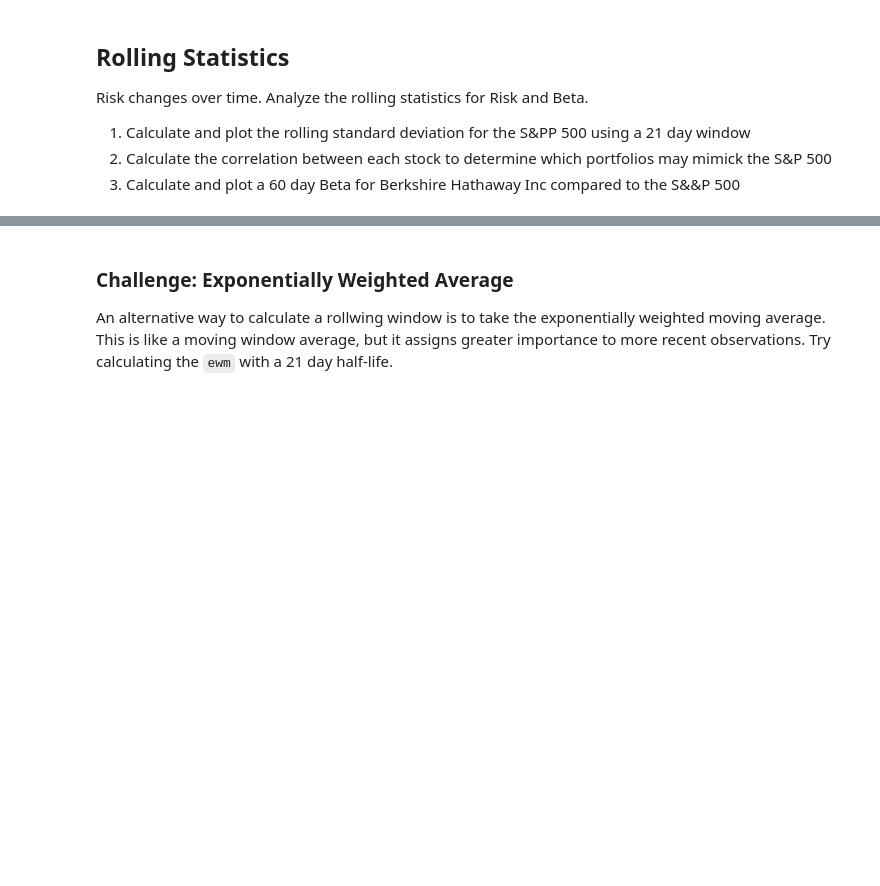
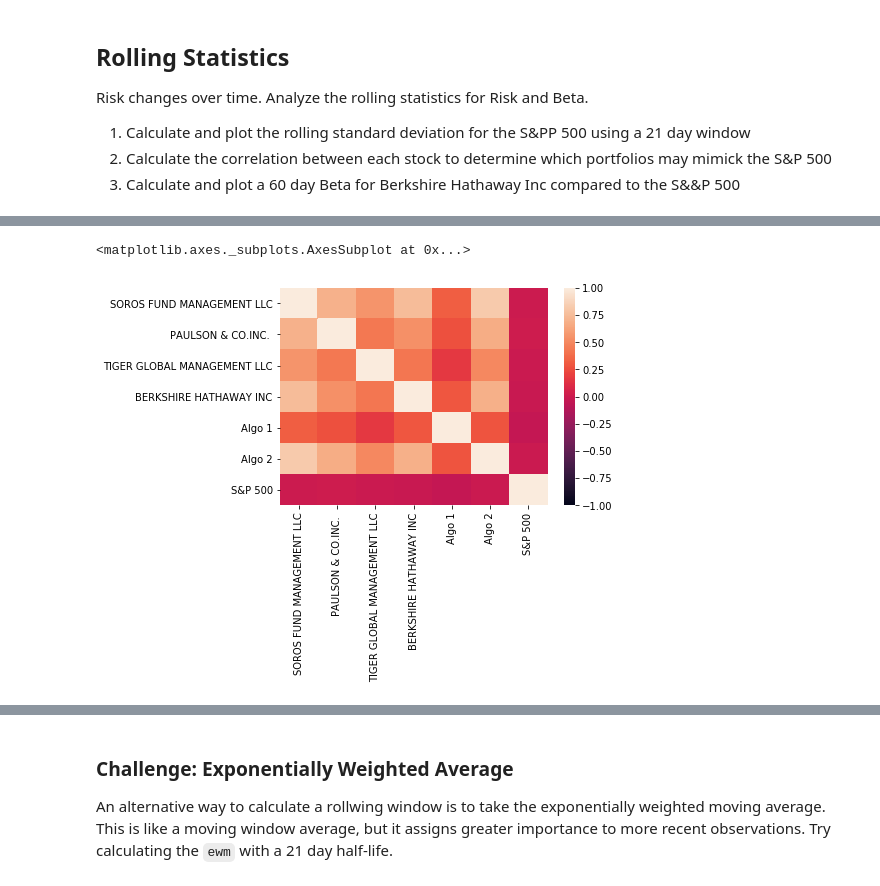
Before and after one commit to SWesterburger/pandas-homework, a Jupyter notebook: Starter_Code/whale_analysis.ipynb, the cells around one changed output, grey strips where cells are left out. Drawn from its saved outputs; the diff is of its cells as text; code cells hidden in the pictures; blank space fills up the shorter version.

```diff
--- a/Starter_Code/whale_analysis.ipynb
+++ b/Starter_Code/whale_analysis.ipynb
@@ -374,0 +398,11 @@ Risk changes over time. Analyze the rolling statistics for Risk and Beta.
+# %%
+# Correlation
+# YOUR CODE HERE
+correlation_combined_df = combined_df.corr()
+correlation_combined_df
+
+# create correlation table to determine which returns most closely mimic the S&P500
+sns.heatmap(correlation_combined_df,vmin=-1, vmax=1)
+# %% [output]
+<matplotlib.axes._subplots.AxesSubplot at 0x...>
+[figure, added]
```
Also changed, not shown: parts of 11 cells of this notebook.
